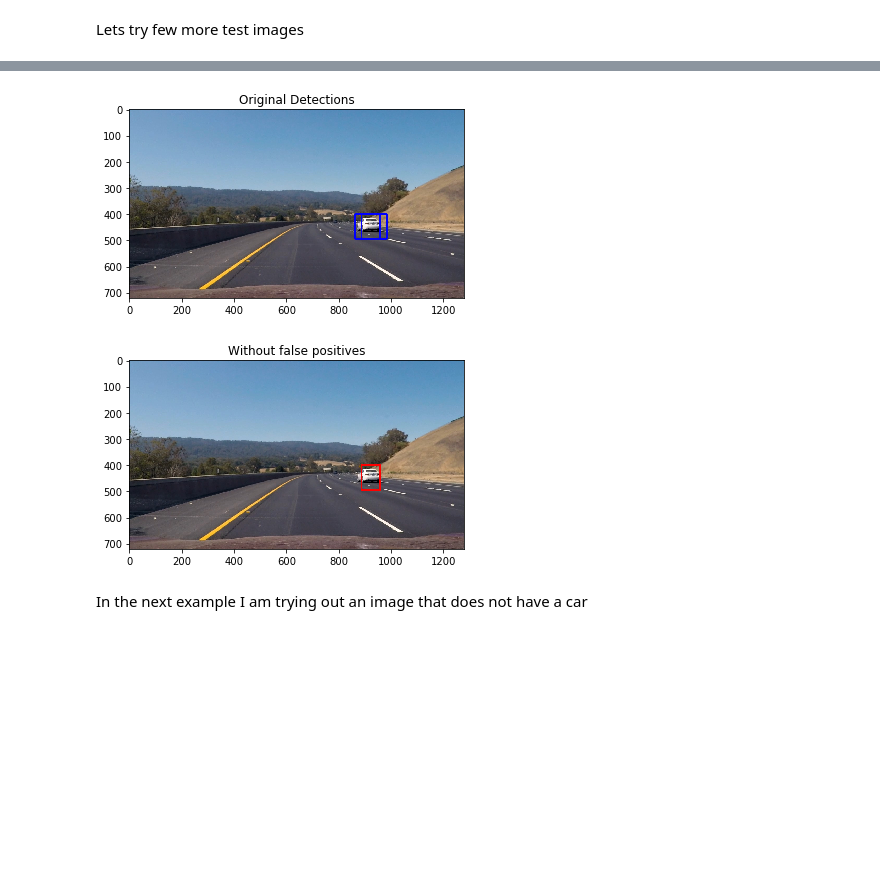
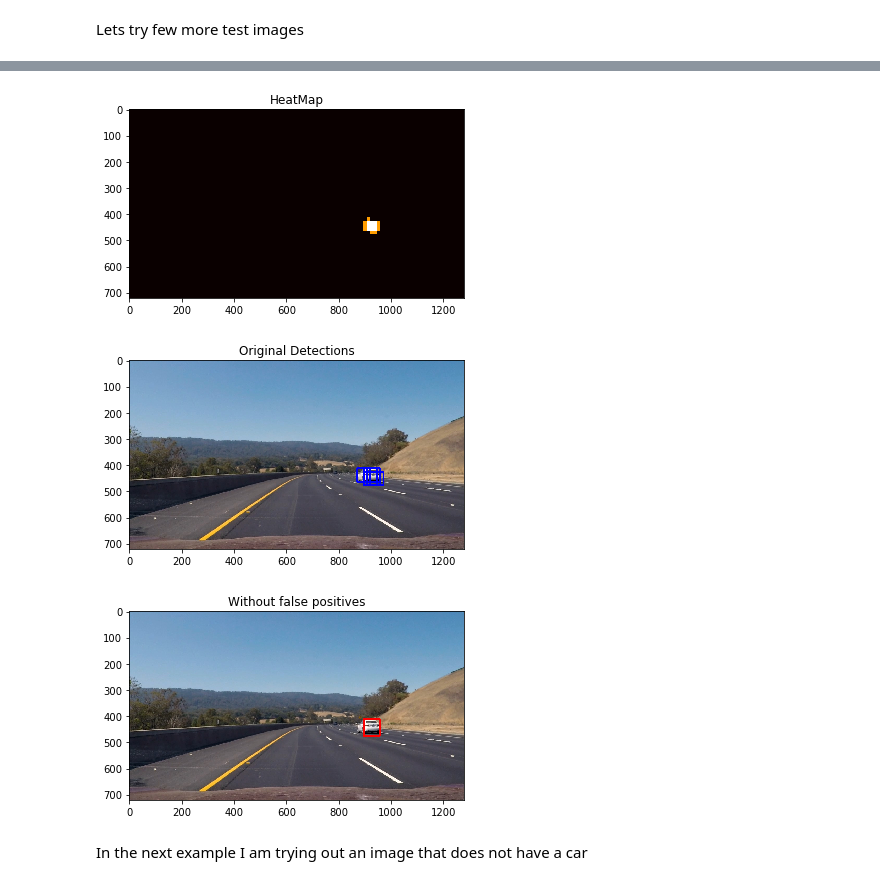
Before and after one commit to dushshantha/CarND-Project5, a Jupyter notebook: Vehicle Detection And Tracking.ipynb, the cells around one changed output, grey strips where cells are left out. Cells and saved outputs as stored; diff of their text form; code cells hidden in the pictures; blank space fills up the shorter version.

```diff
--- a/Vehicle Detection And Tracking.ipynb
+++ b/Vehicle Detection And Tracking.ipynb
@@ -359,6 +359,25 @@ def draw_labeled_bboxes(img, labels):
     return img
 # %% [markdown]
 Below function will utilize the previously trained LinearSVC to detect the Cars. This will use a sliding window method for a pre defined area of the image to detect the possible cars.
+# %%
+def drawFinal(img, boxes, thresh=1, debug=False):
+    heat = add_heat(boxes)
+
+    # Apply threshold to help remove false positives
+    heat = apply_threshold(heat, thresh)
+
+    # Visualize the heatmap when displaying
+    heatmap = np.clip(heat, 0, 255)
+    if debug == True:
+        plt.title('HeatMap')
+        plt.imshow(heatmap, cmap="hot")
+        plt.show()
+
+    # Find final boxes from heatmap using label function
+    labels = label(heatmap)
+
+    final_image = draw_labeled_bboxes(np.copy(img), labels)
+    return final_image
 # %%
 # Define a single function that can extract features using hog sub-sampling and make predictions
 def find_cars(img, ystart, ystop, scale, svc, X_scaler, orient, pix_per_cell, cell_per_block, spatial_size, hist_bins):
@@ -430,17 +449,5 @@ def find_cars(img, ystart, ystop, scale, svc, X_scaler, orient, pix_per_cell, ce
                 cv2.rectangle(draw_img, (xbox_left, ytop_draw + ystart),
                               (xbox_left + win_draw, ytop_draw + win_draw + ystart), (0, 0, 255), 6)
 
-    heat = add_heat(boxes)
-
-    # Apply threshold to help remove false positives
-    heat = apply_threshold(heat, 1)
-
-    # Visualize the heatmap when displaying
-    heatmap = np.clip(heat, 0, 255)
-
-    # Find final boxes from heatmap using label function
-    labels = label(heatmap)
-
-    final_image = draw_labeled_bboxes(np.copy(img), labels)
-    return final_image, draw_img
+    return draw_img, boxes
 # %%
@@ -481,19 +498,26 @@ plt.show()
 # %%
 image2 = mpimg.imread('test_images/test3.jpg')
 plt.imshow(image)
 
-final_img, draw_image = find_cars(image2, ystart, ystop, scale, svc, X_scaler, orient, pix_per_cell, cell_per_block, spatial_size, hist_bins)
+ystart = 400
+ystop = 490
+scale = .8
+threshold=2
+
+draw_image, boxes = find_cars(image2, ystart, ystop, scale, svc, X_scaler, orient, pix_per_cell, cell_per_block, spatial_size, hist_bins)
+final_img = drawFinal(image2, boxes, thresh=threshold, debug=True)
 
 plt.title('Original Detections')
 plt.imshow(draw_image)
 plt.show()
 
 plt.title('Without false positives')
 plt.imshow(final_img)
 plt.show()
 # %% [output]
-[figure, old version]
+[figure, new version]
-[figure, old version]
+[figure, new version]
+[figure, added]
 # %% [markdown]
 In the next example I am trying out an image that does not have a car
 # %%
```
Also changed, not shown: parts of 17 cells of this notebook, 2 other files.
